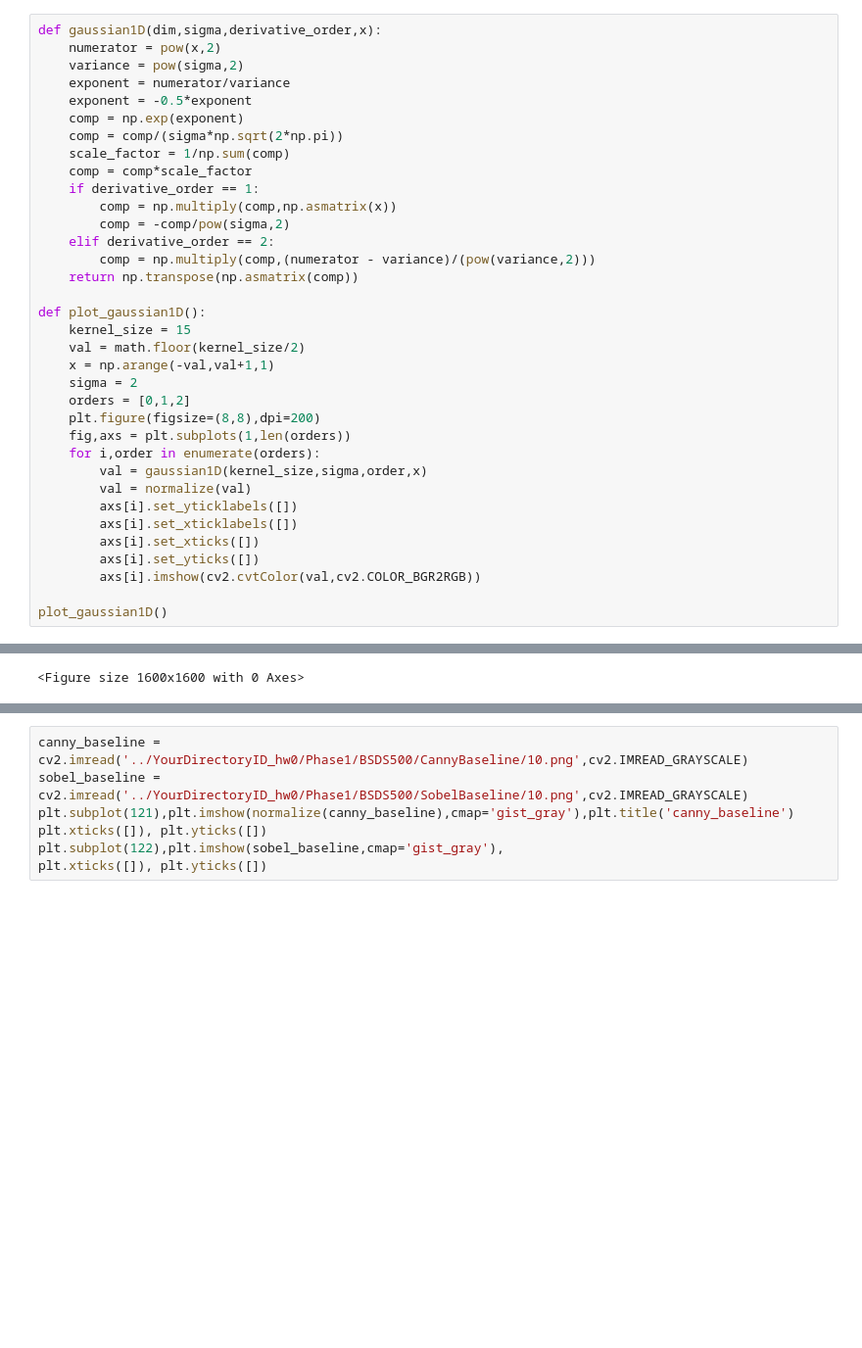
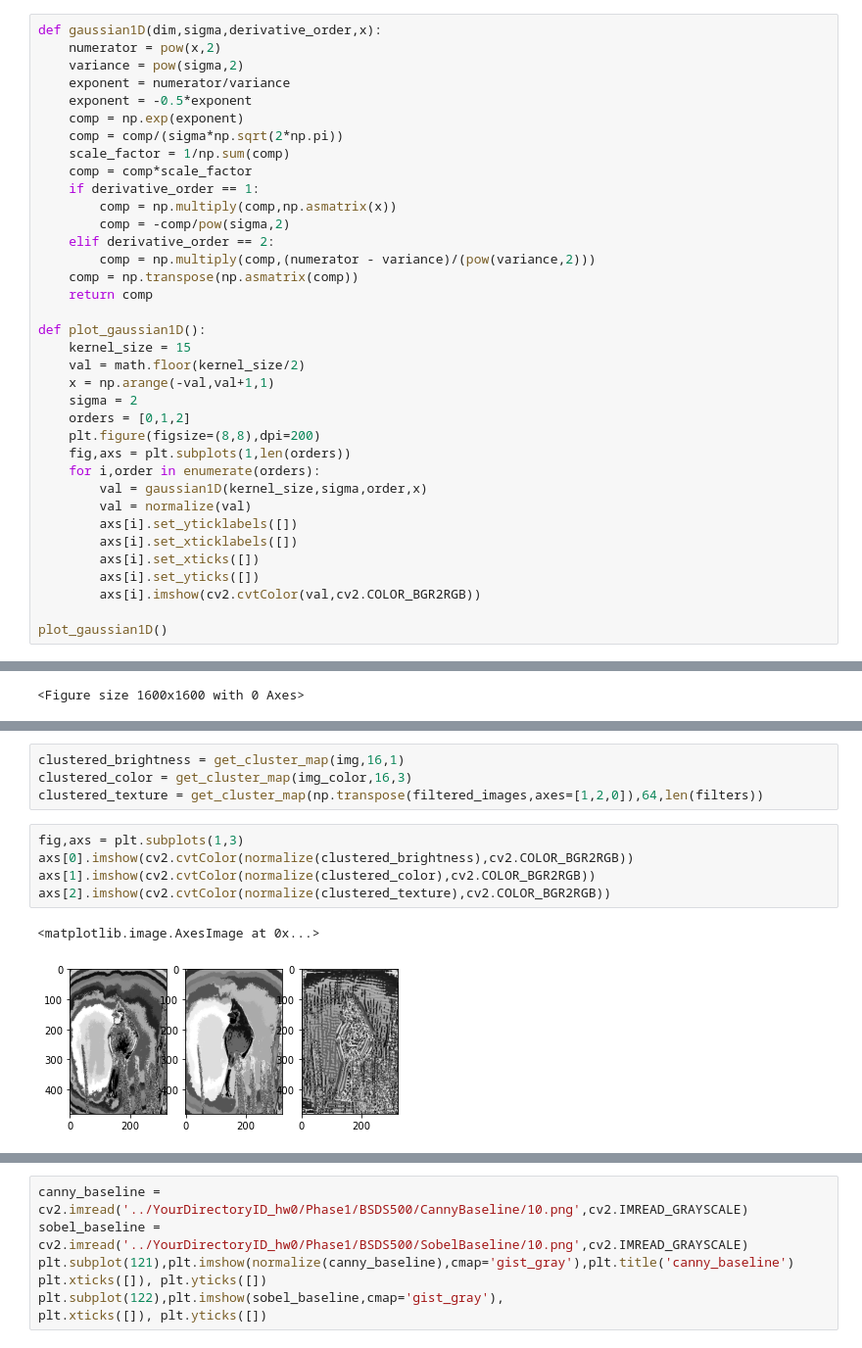
Before and after one commit to saikrn112/PB-lite-edge-detection-RBE549, a Jupyter notebook: CV_test.ipynb, the cells around one changed output, grey strips where cells are left out. Shown at 98% size. Drawn from its saved outputs; the diff is of its cells as text; blank space fills up the shorter version.

```diff
--- a/CV_test.ipynb
+++ b/CV_test.ipynb
@@ -40,7 +41,8 @@ def gaussian1D(dim,sigma,derivative_order,x):
         comp = -comp/pow(sigma,2)
     elif derivative_order == 2:
         comp = np.multiply(comp,(numerator - variance)/(pow(variance,2)))
-    return np.transpose(np.asmatrix(comp))
+    comp = np.transpose(np.asmatrix(comp))
+    return comp
 
 def plot_gaussian1D():
     kernel_size = 15
@@ -549,0 +516,12 @@ color_gradients = get_image_gradients(clustered_color)
+# %%
+clustered_brightness = get_cluster_map(img,16,1)
+clustered_color = get_cluster_map(img_color,16,3)
+clustered_texture = get_cluster_map(np.transpose(filtered_images,axes=[1,2,0]),64,len(filters))
+# %%
+fig,axs = plt.subplots(1,3)
+axs[0].imshow(cv2.cvtColor(normalize(clustered_brightness),cv2.COLOR_BGR2RGB))
+axs[1].imshow(cv2.cvtColor(normalize(clustered_color),cv2.COLOR_BGR2RGB))
+axs[2].imshow(cv2.cvtColor(normalize(clustered_texture),cv2.COLOR_BGR2RGB))
+# %% [output]
+<matplotlib.image.AxesImage at 0x...>
+[figure, added]
```
Also changed, not shown: parts of 16 cells of this notebook.
